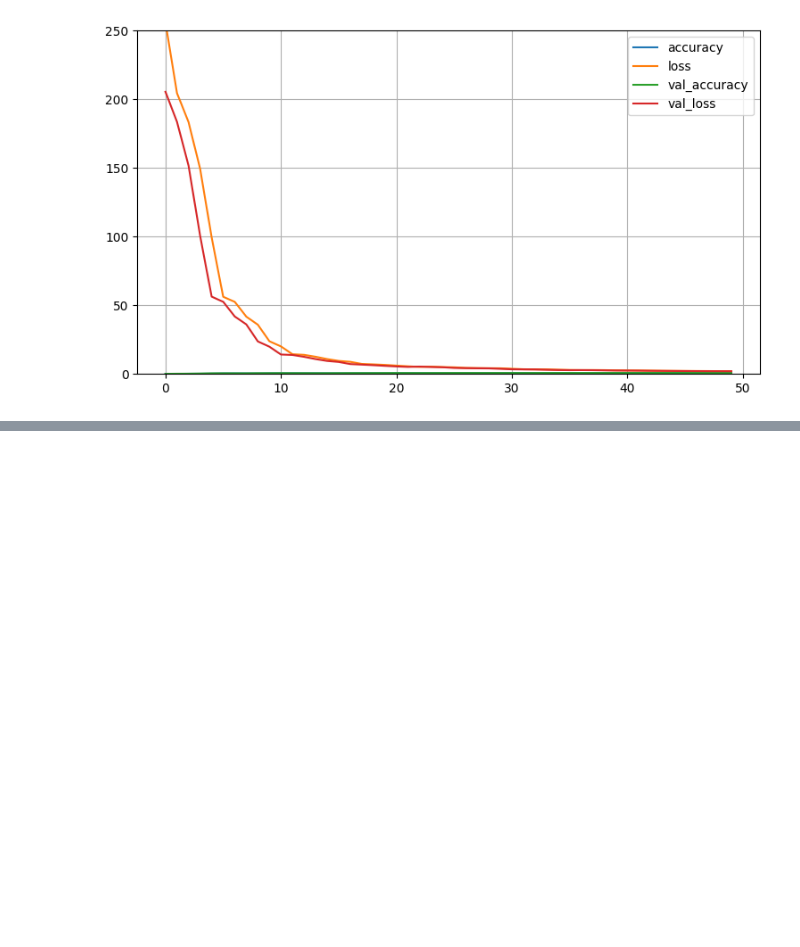
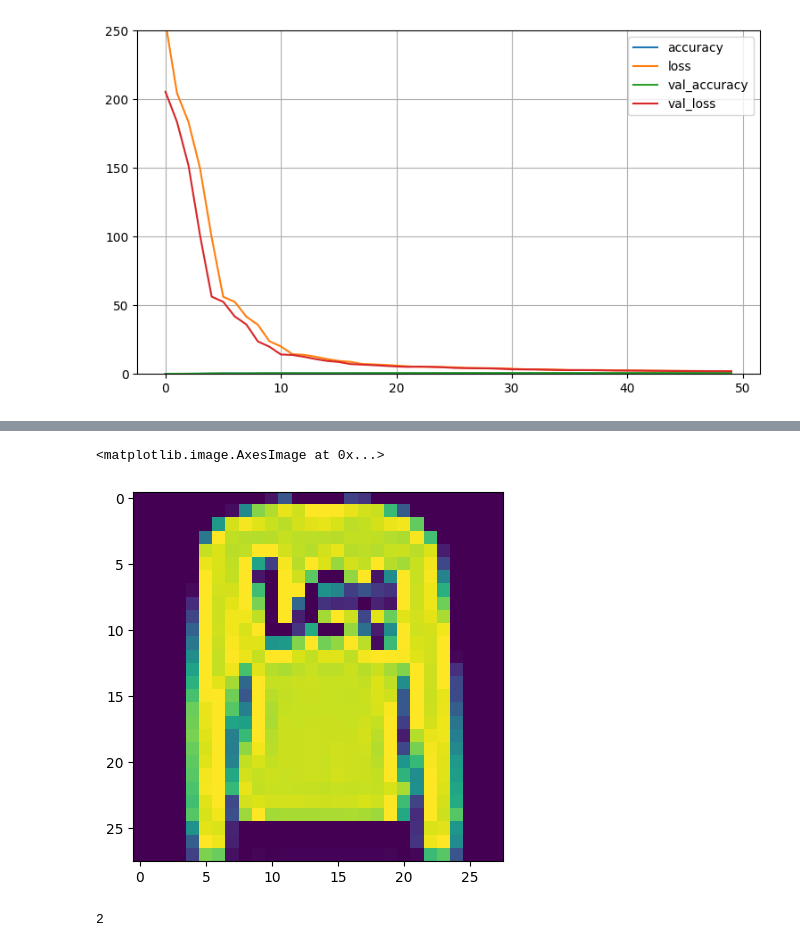
Before and after one commit to JCaballerot/Deep-Learning-Program, a Jupyter notebook: Deep_learning_program/Modulo_I/fashion_MNIST.ipynb, the cells around one changed output, grey strips where cells are left out. Saved outputs shown, nothing was run; the diff lists cells and outputs as text; code cells hidden in the pictures; blank space fills up the shorter version.

```diff
--- a/Deep_learning_program/Modulo_I/fashion_MNIST.ipynb
+++ b/Deep_learning_program/Modulo_I/fashion_MNIST.ipynb
@@ -140,0 +256,9 @@ plt.gca().set_ylim(0, 250) # set the vertical range to [0-1] plt.show()
+# %%
+plt.imshow(X_test[1])
+# %% [output]
+<matplotlib.image.AxesImage at 0x...>
+[figure, added]
+# %%
+y_test[1]
+# %% [output]
+2
```
Also changed, not shown: parts of 11 cells of this notebook.
